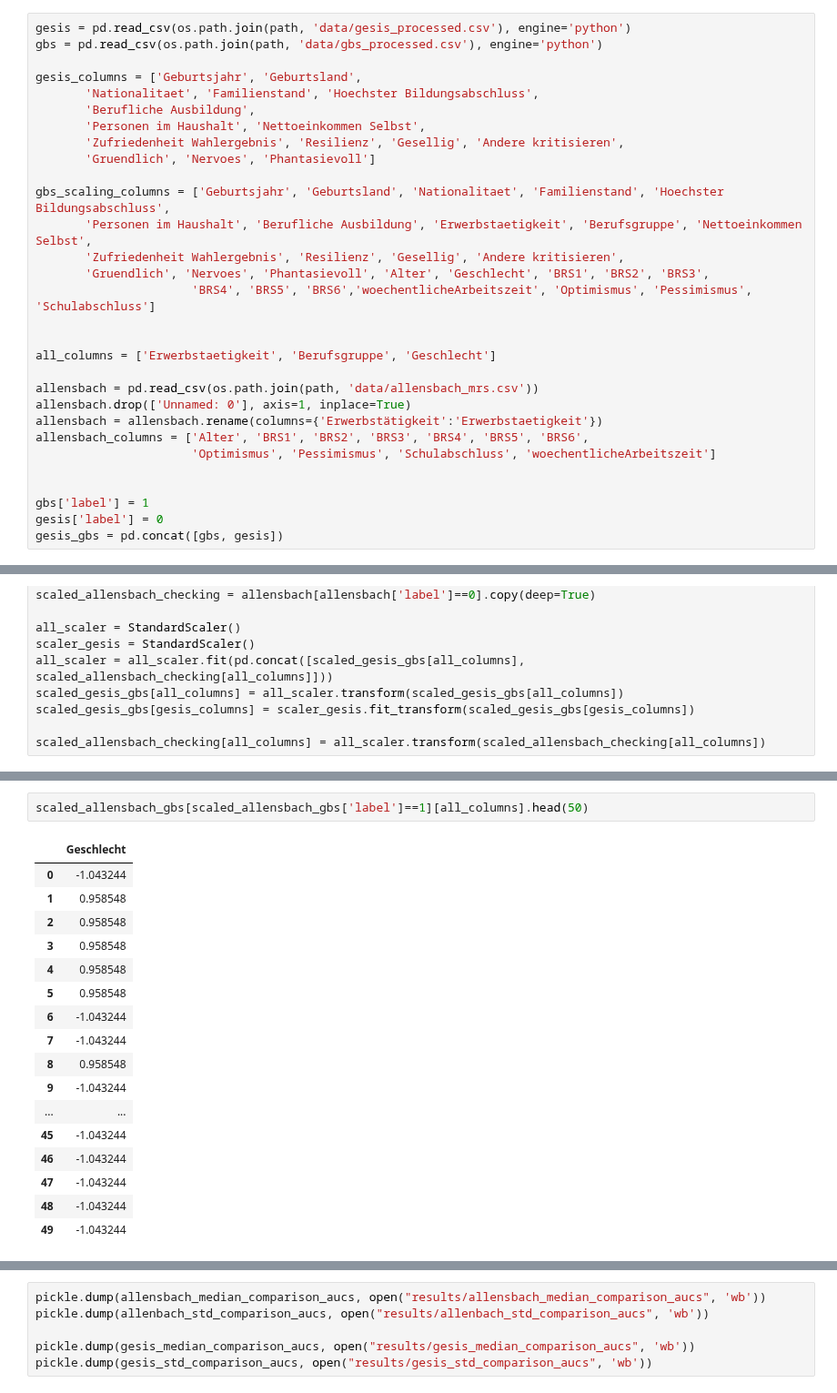
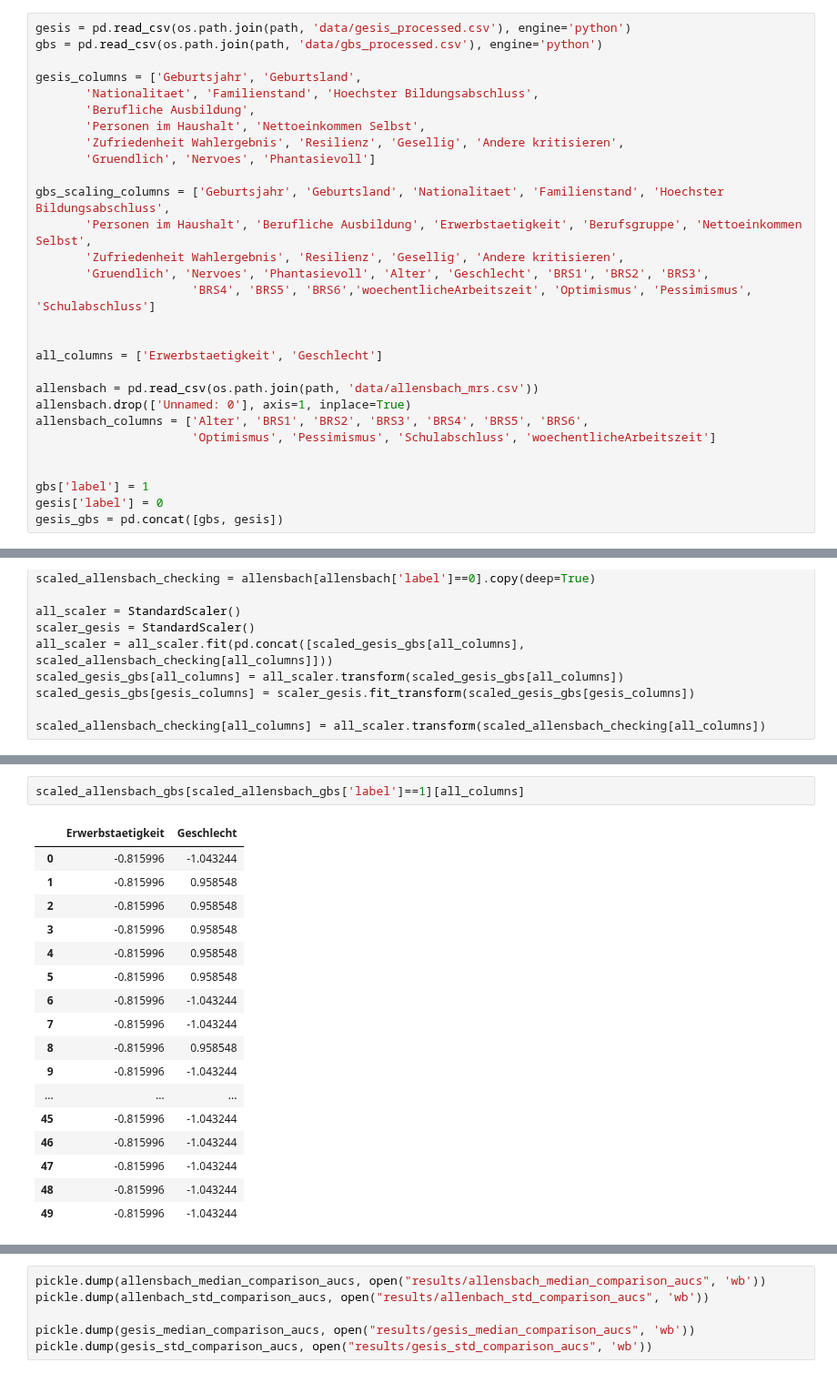
Before and after one commit to laksannathan/maximal-representative-sampling, a Jupyter notebook: src/Maximal Representative Sampling.ipynb, the cells around one changed output, grey strips where cells are left out. Shown at 91% size. Drawn from its saved outputs; the diff is of its cells as text.

```diff
--- a/src/Maximal Representative Sampling.ipynb
+++ b/src/Maximal Representative Sampling.ipynb
@@ -777,11 +829,10 @@ gbs_scaling_columns = ['Geburtsjahr', 'Geburtsland', 'Nationalitaet', 'Familiens
                       'BRS4', 'BRS5', 'BRS6','woechentlicheArbeitszeit', 'Optimismus', 'Pessimismus', 'Schulabschluss']
 
 
-all_columns = ['Erwerbstaetigkeit', 'Berufsgruppe', 'Geschlecht']
+all_columns = ['Erwerbstaetigkeit', 'Geschlecht']
 
 allensbach = pd.read_csv(os.path.join(path, 'data/allensbach_mrs.csv'))
 allensbach.drop(['Unnamed: 0'], axis=1, inplace=True)
-allensbach = allensbach.rename(columns={'Erwerbstätigkeit':'Erwerbstaetigkeit'})
 allensbach_columns = ['Alter', 'BRS1', 'BRS2', 'BRS3', 'BRS4', 'BRS5', 'BRS6',
                       'Optimismus', 'Pessimismus', 'Schulabschluss', 'woechentlicheArbeitszeit']
 
@@ -890,20 +889,20 @@ def repeated_MRS_with_third_dataset(df, columns, temperature, comparing_dataset,
 # %%
-scaled_allensbach_gbs[scaled_allensbach_gbs['label']==1][all_columns].head(50)
+scaled_allensbach_gbs[scaled_allensbach_gbs['label']==1][all_columns]
 # %% [output]
-|  | Geschlecht |
-| 0 | -1.043244 |
-| 1 | 0.958548 |
-| 2 | 0.958548 |
-| 3 | 0.958548 |
-| 4 | 0.958548 |
-| 5 | 0.958548 |
-| 6 | -1.043244 |
-| 7 | -1.043244 |
-| 8 | 0.958548 |
-| 9 | -1.043244 |
-| ... | ... |
-| 45 | -1.043244 |
-| 46 | -1.043244 |
-| 47 | -1.043244 |
-| 48 | -1.043244 |
-| 49 | -1.043244 |
+|  | Erwerbstaetigkeit | Geschlecht |
+| 0 | -0.815996 | -1.043244 |
+| 1 | -0.815996 | 0.958548 |
+| 2 | -0.815996 | 0.958548 |
+| 3 | -0.815996 | 0.958548 |
+| 4 | -0.815996 | 0.958548 |
+| 5 | -0.815996 | 0.958548 |
+| 6 | -0.815996 | -1.043244 |
+| 7 | -0.815996 | -1.043244 |
+| 8 | -0.815996 | 0.958548 |
+| 9 | -0.815996 | -1.043244 |
+| ... | ... | ... |
+| 45 | -0.815996 | -1.043244 |
+| 46 | -0.815996 | -1.043244 |
+| 47 | -0.815996 | -1.043244 |
+| 48 | -0.815996 | -1.043244 |
+| 49 | -0.815996 | -1.043244 |
```
Also changed, not shown: parts of 9 cells of this notebook, 3 other files.
